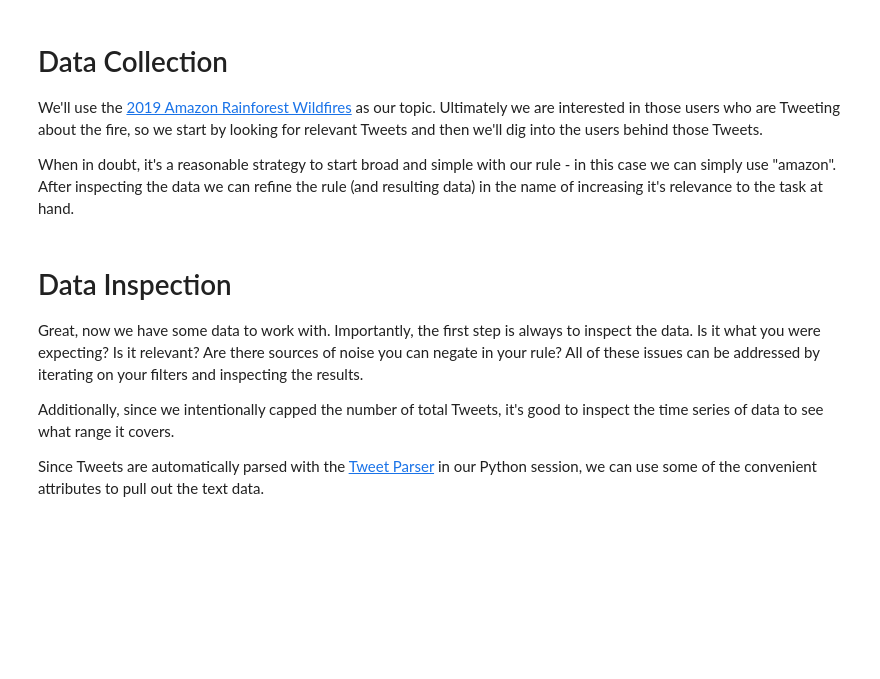
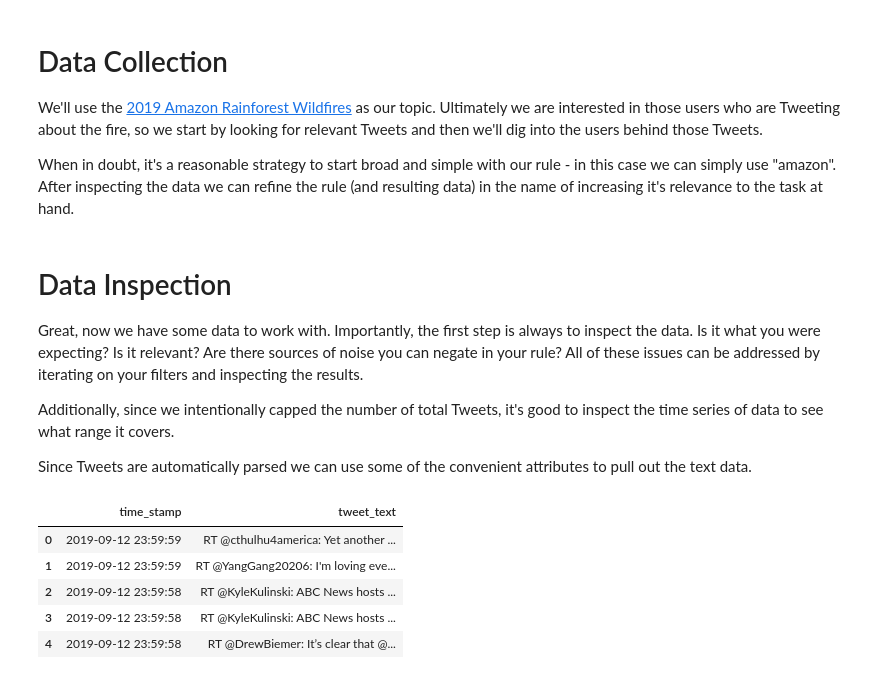
Before and after one commit to MohammadBakir/Discovering-User-Clusters, a Jupyter notebook: Clustering Users Using Twitter Data.ipynb, the cells around one changed output. Saved outputs shown, nothing was run; the diff lists cells and outputs as text; code cells hidden in the pictures; blank space fills up the shorter version.

```diff
--- a/Clustering Users Using Twitter Data.ipynb
+++ b/Clustering Users Using Twitter Data.ipynb
@@ -108,4 +110,4 @@ Great, now we have some data to work with. Importantly, the first step is always
 
 Additionally, since we intentionally capped the number of total Tweets, it's good to inspect the time series of data to see what range it covers.
 
-Since Tweets are automatically parsed with the [Tweet Parser](https://tw-ddis.github.io/tweet_parser/index.html) in our Python session, we can use some of the convenient attributes to pull out the text data.
+Since Tweets are automatically parsed we can use some of the convenient attributes to pull out the text data.
@@ -121,0 +114,12 @@ def tweets_to_df(tweets):
+# %%
+#Read in tweet data
+tweet_df = pd.read_csv('election_2020.csv')
+
+tweet_df.head()
+# %% [output]
+|  | time_stamp | tweet_text |
+| 0 | 2019-09-12 23:59:59 | RT @cthulhu4america: Yet another ... |
+| 1 | 2019-09-12 23:59:59 | RT @YangGang20206: I'm loving eve... |
+| 2 | 2019-09-12 23:59:58 | RT @KyleKulinski: ABC News hosts ... |
+| 3 | 2019-09-12 23:59:58 | RT @KyleKulinski: ABC News hosts ... |
+| 4 | 2019-09-12 23:59:58 | RT @DrewBiemer: It’s clear that @... |
```
Also changed, not shown: parts of 22 cells of this notebook, 2 other files.
